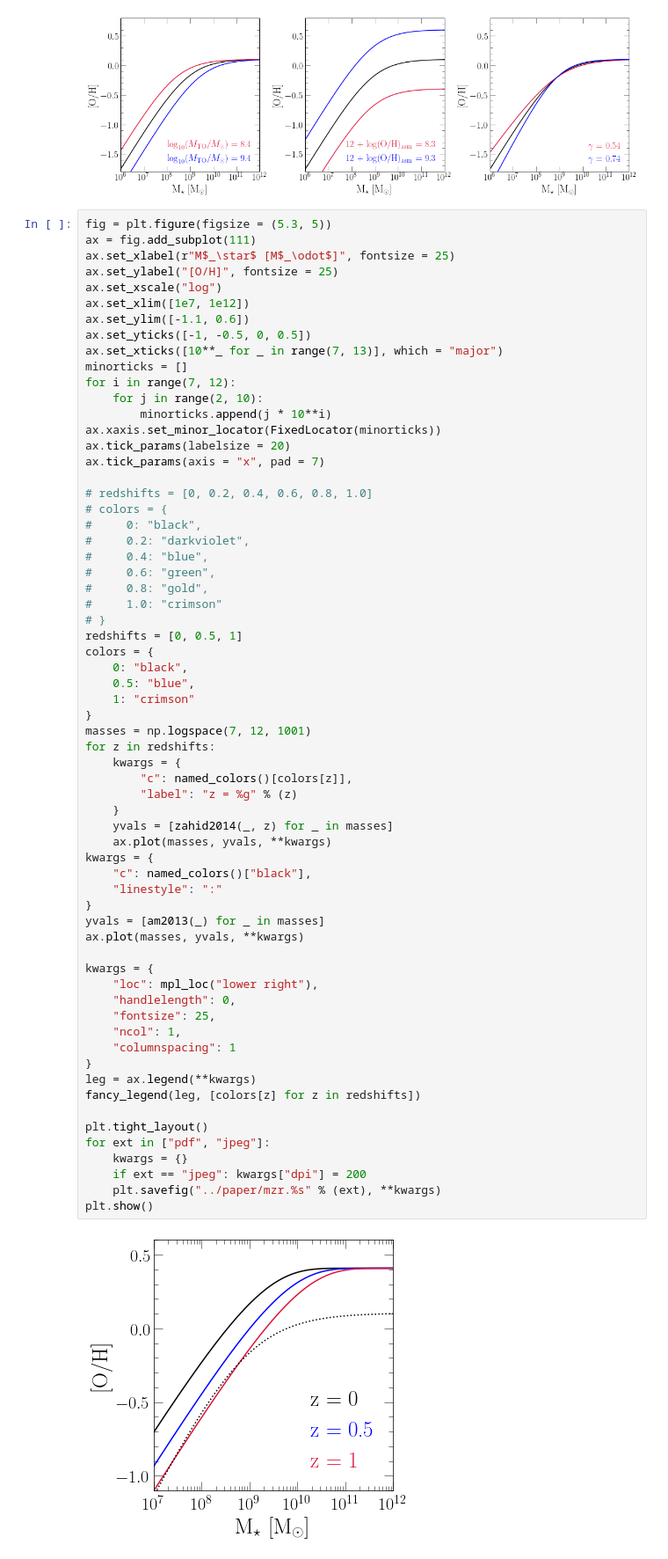
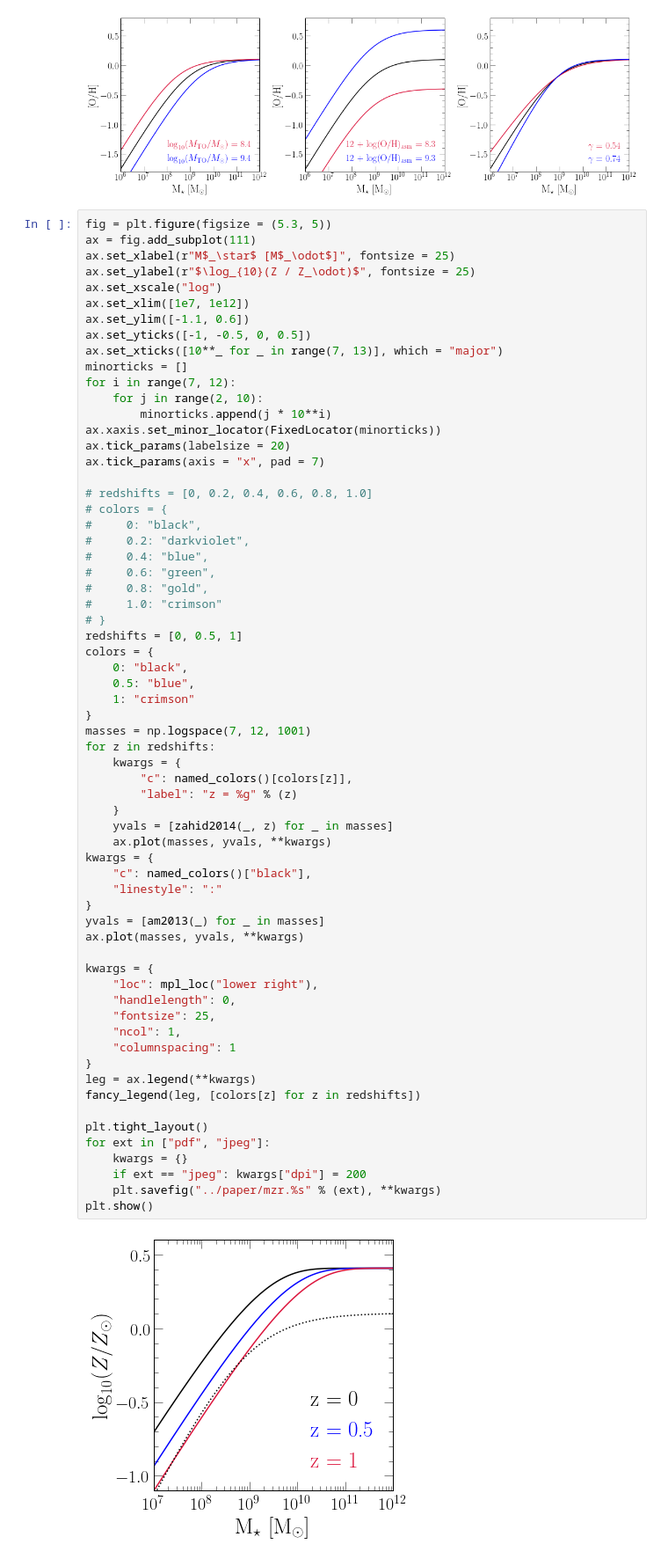
Before and after one commit to giganano/iarates, a Jupyter notebook: notebooks/mzr.ipynb, the cells around one changed output. Shown at 88% size. Drawn from its saved outputs; the diff is of its cells as text.

```diff
--- a/notebooks/mzr.ipynb
+++ b/notebooks/mzr.ipynb
@@ -87,7 +87,7 @@ plt.show()
 fig = plt.figure(figsize = (5.3, 5))
 ax = fig.add_subplot(111)
 ax.set_xlabel(r"M$_\star$ [M$_\odot$]", fontsize = 25)
-ax.set_ylabel("[O/H]", fontsize = 25)
+ax.set_ylabel(r"$\log_{10}(Z / Z_\odot)$", fontsize = 25)
 ax.set_xscale("log")
 ax.set_xlim([1e7, 1e12])
 ax.set_ylim([-1.1, 0.6])
@@ -121,31 +121,31 @@ for z in redshifts:
     kwargs = {
         "c": named_colors()[colors[z]],
         "label": "z = %g" % (z)
     }
     yvals = [zahid2014(_, z) for _ in masses]
     ax.plot(masses, yvals, **kwargs)
 kwargs = {
     "c": named_colors()["black"],
     "linestyle": ":"
 }
 yvals = [am2013(_) for _ in masses]
 ax.plot(masses, yvals, **kwargs)
 
 kwargs = {
     "loc": mpl_loc("lower right"),
     "handlelength": 0,
     "fontsize": 25,
     "ncol": 1,
     "columnspacing": 1
 }
 leg = ax.legend(**kwargs)
 fancy_legend(leg, [colors[z] for z in redshifts])
 
 plt.tight_layout()
 for ext in ["pdf", "jpeg"]:
     kwargs = {}
     if ext == "jpeg": kwargs["dpi"] = 200
     plt.savefig("../paper/mzr.%s" % (ext), **kwargs)
 plt.show()
 # %% [output]
-[figure, old version]
+[figure, new version]
```
Also changed, not shown: 12 other files.
